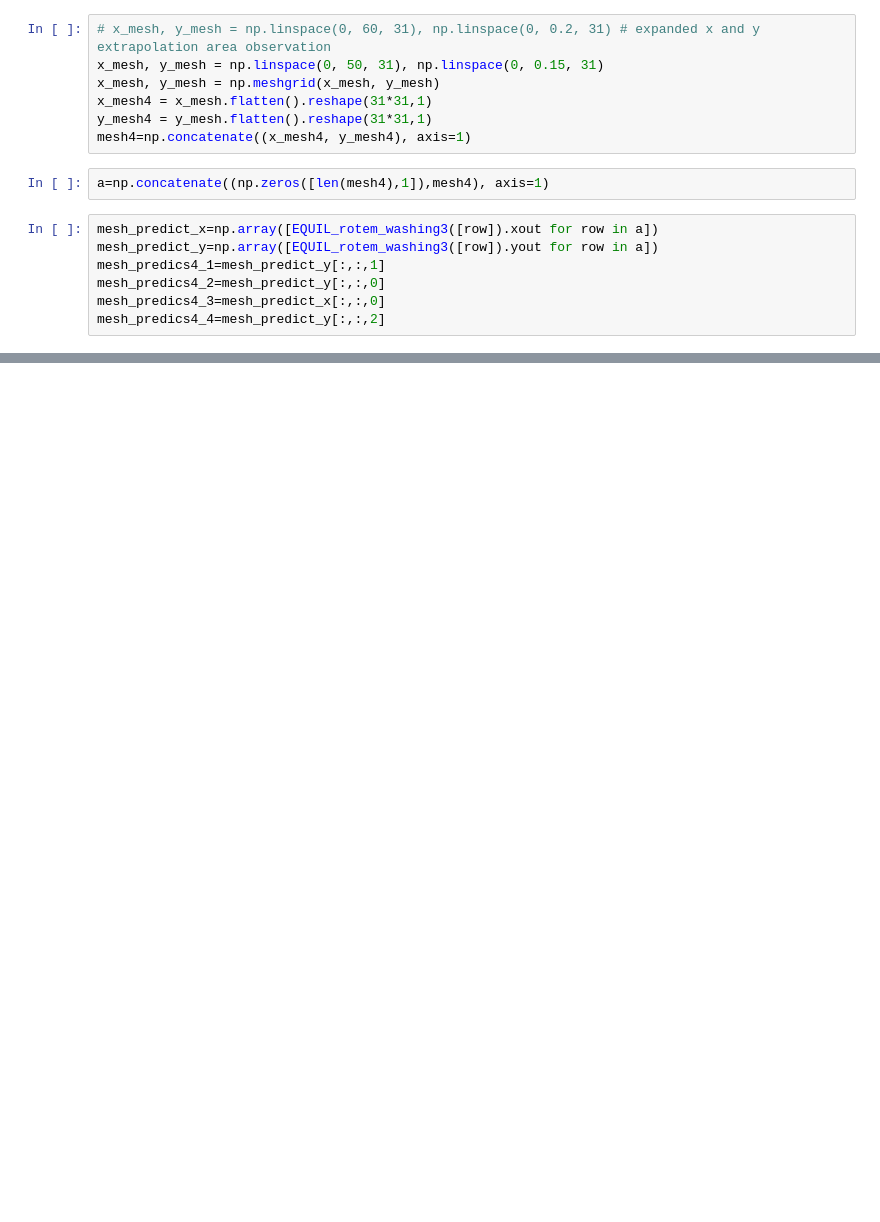
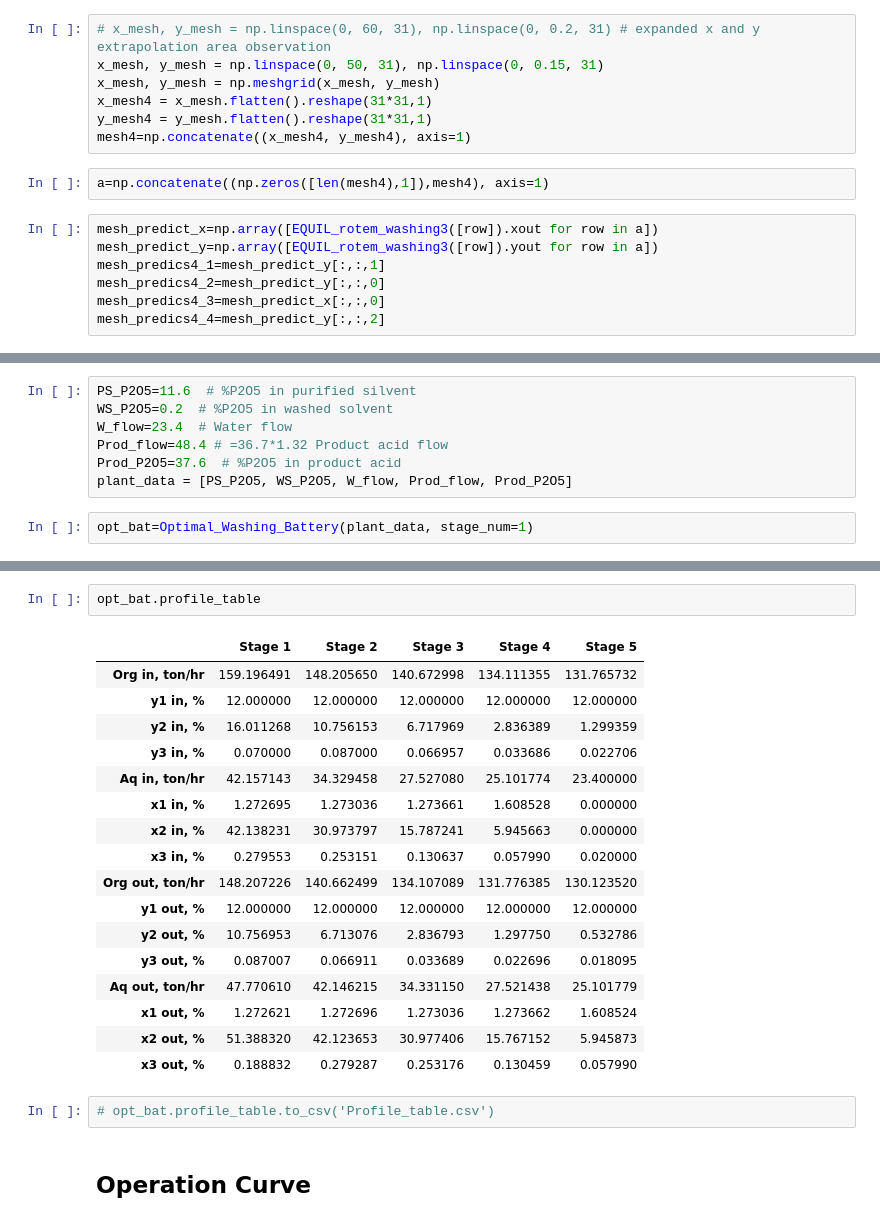
Before and after one commit to vladgap/LLC, a Jupyter notebook: Rotem_LLC_Washing_Simulation_OOP.ipynb, the cells around one changed output, grey strips where cells are left out. Cells and saved outputs as stored; diff of their text form; blank space fills up the shorter version.

```diff
--- a/Rotem_LLC_Washing_Simulation_OOP.ipynb
+++ b/Rotem_LLC_Washing_Simulation_OOP.ipynb
@@ -616,0 +616,9 @@ fig_equil10_1.show()
+# %%
+PS_P2O5=11.6  # %P2O5 in purified silvent
+WS_P2O5=0.2  # %P2O5 in washed solvent
+W_flow=23.4  # Water flow
+Prod_flow=48.4 # =36.7*1.32 Product acid flow
+Prod_P2O5=37.6  # %P2O5 in product acid
+plant_data = [PS_P2O5, WS_P2O5, W_flow, Prod_flow, Prod_P2O5]
+# %%
+opt_bat=Optimal_Washing_Battery(plant_data, stage_num=1)
@@ -616,0 +670,24 @@ fig_equil10_1.show()
+# %%
+opt_bat.profile_table
+# %% [output]
+|  | Stage 1 | Stage 2 | Stage 3 | Stage 4 | Stage 5 |
+| Org in, ton/hr | 159.196491 | 148.205650 | 140.672998 | 134.111355 | 131.765732 |
+| y1 in, % | 12.000000 | 12.000000 | 12.000000 | 12.000000 | 12.000000 |
+| y2 in, % | 16.011268 | 10.756153 | 6.717969 | 2.836389 | 1.299359 |
+| y3 in, % | 0.070000 | 0.087000 | 0.066957 | 0.033686 | 0.022706 |
+| Aq in, ton/hr | 42.157143 | 34.329458 | 27.527080 | 25.101774 | 23.400000 |
+| x1 in, % | 1.272695 | 1.273036 | 1.273661 | 1.608528 | 0.000000 |
+| x2 in, % | 42.138231 | 30.973797 | 15.787241 | 5.945663 | 0.000000 |
+| x3 in, % | 0.279553 | 0.253151 | 0.130637 | 0.057990 | 0.020000 |
+| Org out, ton/hr | 148.207226 | 140.662499 | 134.107089 | 131.776385 | 130.123520 |
+| y1 out, % | 12.000000 | 12.000000 | 12.000000 | 12.000000 | 12.000000 |
+| y2 out, % | 10.756953 | 6.713076 | 2.836793 | 1.297750 | 0.532786 |
+| y3 out, % | 0.087007 | 0.066911 | 0.033689 | 0.022696 | 0.018095 |
+| Aq out, ton/hr | 47.770610 | 42.146215 | 34.331150 | 27.521438 | 25.101779 |
+| x1 out, % | 1.272621 | 1.272696 | 1.273036 | 1.273662 | 1.608524 |
+| x2 out, % | 51.388320 | 42.123653 | 30.977406 | 15.767152 | 5.945873 |
+| x3 out, % | 0.188832 | 0.279287 | 0.253176 | 0.130459 | 0.057990 |
+# %%
+# opt_bat.profile_table.to_csv('Profile_table.csv')
+# %% [markdown]
+## Operation Curve
```
Also changed, not shown: parts of 23 cells of this notebook.
